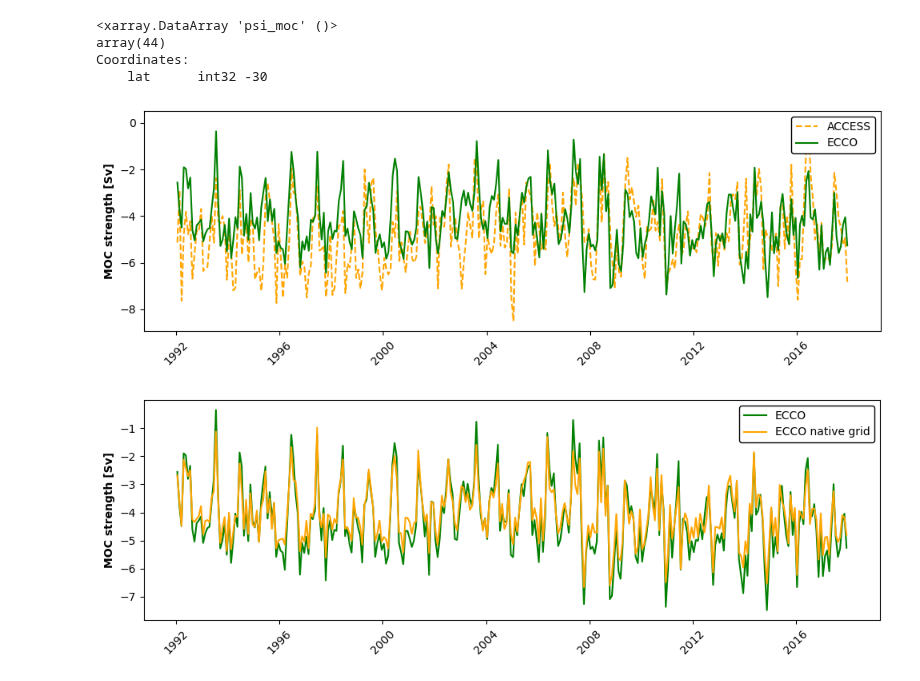
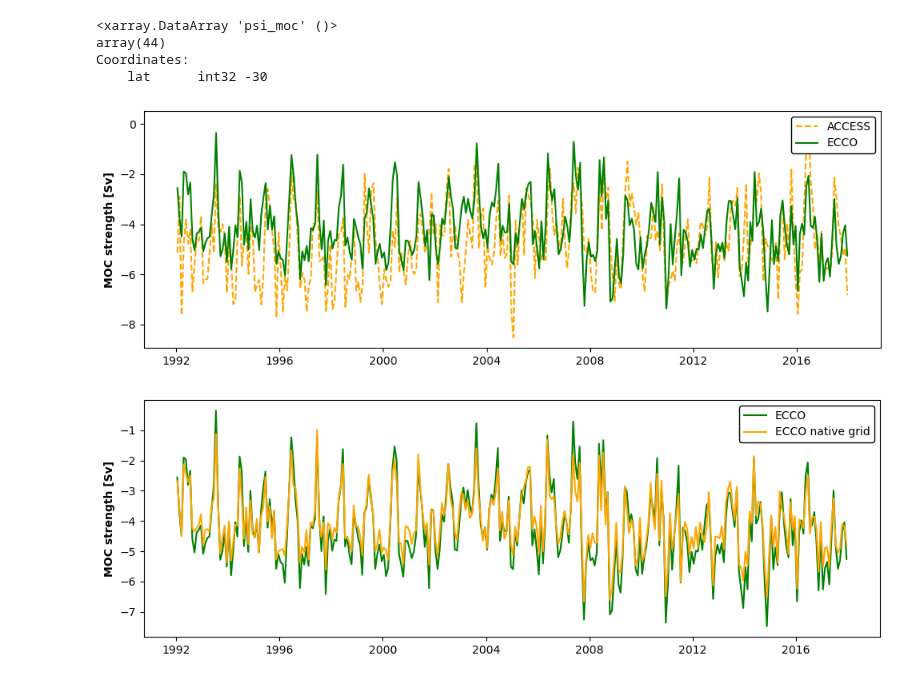
Before and after one commit to ai4er-cdt/OTP, a Jupyter notebook: notebooks/streamfunction/plotting_streamfunctions.ipynb, the cells around one changed output. Saved outputs shown, nothing was run; the diff lists cells and outputs as text; code cells hidden in the pictures.

```diff
--- a/notebooks/streamfunction/plotting_streamfunctions.ipynb
+++ b/notebooks/streamfunction/plotting_streamfunctions.ipynb
@@ -260,24 +258,22 @@ plt.figure(figsize = (10, 3.5))
 plt.plot(moc_access["time"].squeeze(), moc_access["moc"].squeeze(), label='ACCESS', color="orange", linestyle='--', linewidth=1.5)
 plt.plot(moc_ecco_latlon["time"].squeeze(), moc_ecco_latlon["moc"].squeeze(), color="green", label='ECCO', linewidth=1.5)
 
-plt.xticks(rotation=45)
 plt.ylabel('MOC strength [Sv]', weight="bold")
 plt.legend(loc = 'upper right', edgecolor = 'black', framealpha = 1, fontsize=10)
 plt.tight_layout()
 plt.savefig(f"C:/Users/aline/OTP/plots/ecco_vs_access.png", dpi=400)
 # %% [output]
-[figure, old version]
+[figure, new version]
 # %%
 # Plot native grid vs latlon ECCO
 plt.figure(figsize = (10, 3.5))
 
 plt.plot(moc_ecco_latlon["time"].squeeze(), moc_ecco_latlon["moc"].squeeze(), color="green", label='ECCO', linewidth=1.5)
 plt.plot(moc_ecco_native["time"].squeeze(), moc_ecco_native["psi_moc"].squeeze(), color="orange", linestyle='-', label='ECCO native grid', linewidth=1.5)
 
-plt.xticks(rotation=45)
 plt.ylabel('MOC strength [Sv]', weight="bold")
 plt.legend(loc = 'upper right', edgecolor = 'black', framealpha = 1, fontsize=10)
 plt.tight_layout()
 plt.savefig(f"C:/Users/aline/OTP/plots/latlon_vs_nativegrid.png", dpi=400)
 # %% [output]
-[figure, old version]
+[figure, new version]
```
Also changed, not shown: parts of 2 cells of this notebook, 4 other files.
